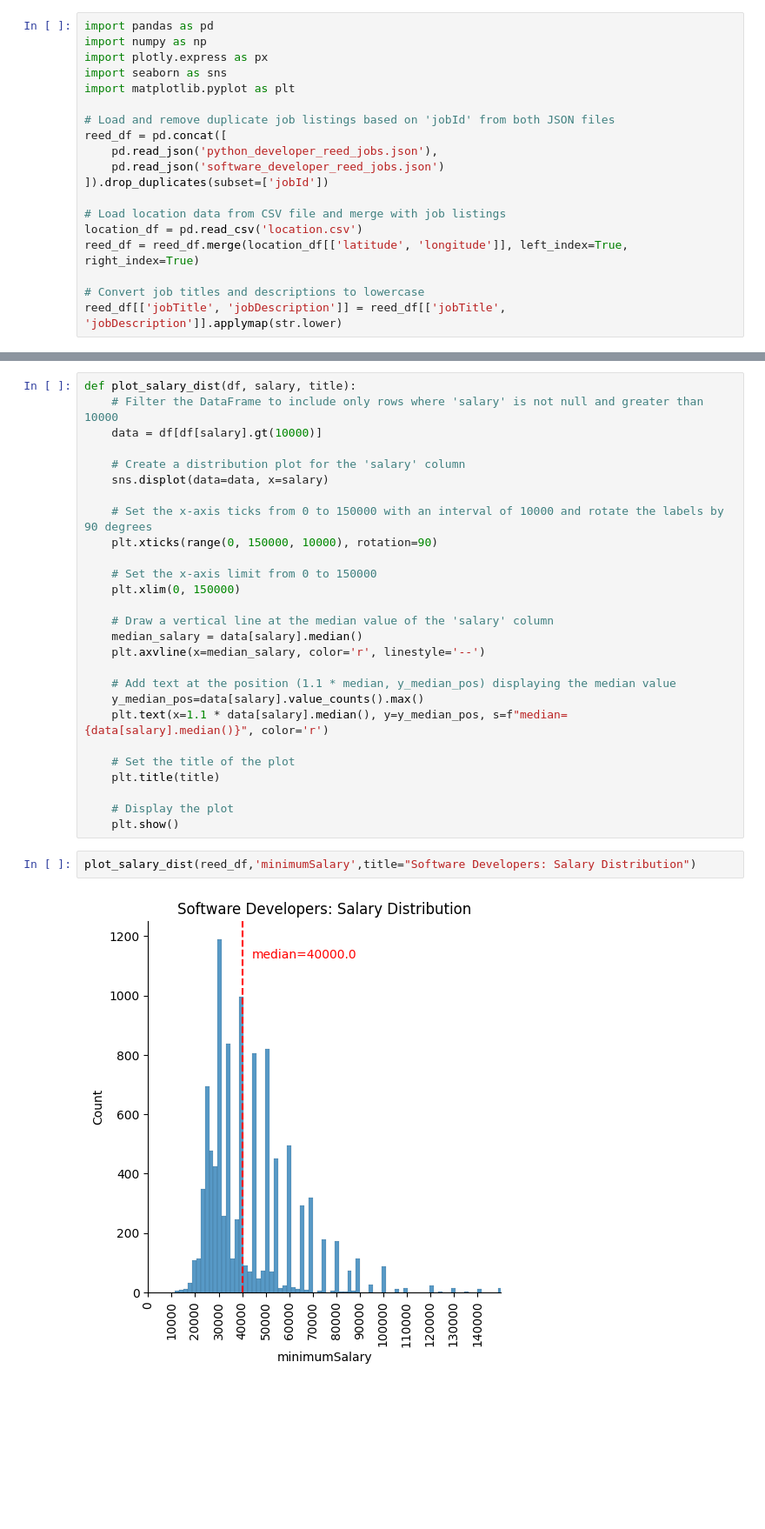
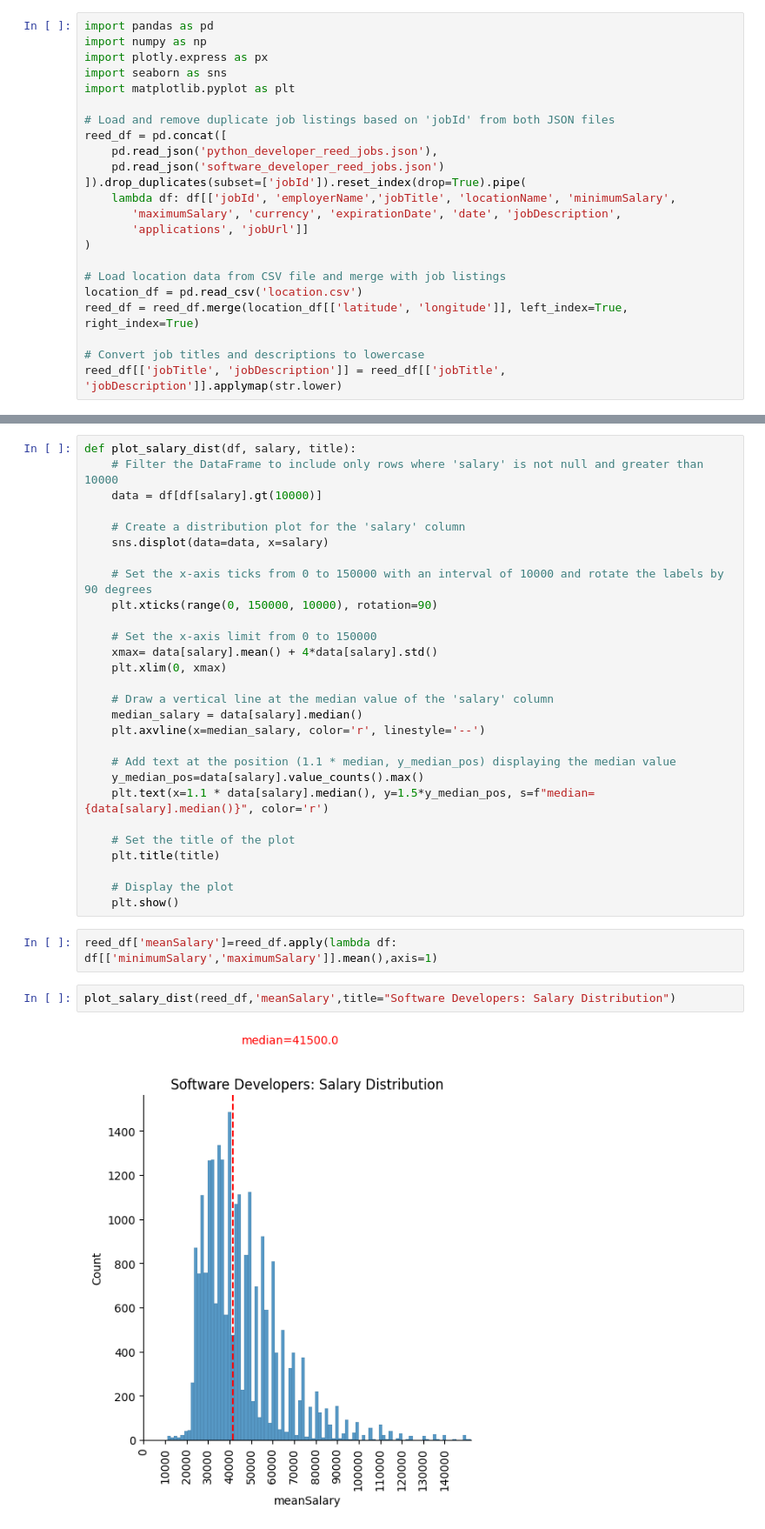
Before and after one commit to ManuelJua/jobs_scraper, a Jupyter notebook: reed_analysis.ipynb, the cells around one changed output, grey strips where cells are left out. Shown: that part at 87% size. Saved outputs shown, nothing was run; the diff lists cells and outputs as text; blank space fills up the shorter version.

Commit message:
create interactive histogram with meanSalary

```diff
--- a/reed_analysis.ipynb
+++ b/reed_analysis.ipynb
@@ -9,7 +9,11 @@ import matplotlib.pyplot as plt
 reed_df = pd.concat([
     pd.read_json('python_developer_reed_jobs.json'),
     pd.read_json('software_developer_reed_jobs.json')
-]).drop_duplicates(subset=['jobId'])
+]).drop_duplicates(subset=['jobId']).reset_index(drop=True).pipe(
+    lambda df: df[['jobId', 'employerName','jobTitle', 'locationName', 'minimumSalary',
+       'maximumSalary', 'currency', 'expirationDate', 'date', 'jobDescription',
+       'applications', 'jobUrl']]
+)
 
 # Load location data from CSV file and merge with job listings
 location_df = pd.read_csv('location.csv')
@@ -221,7 +228,8 @@ def plot_salary_dist(df, salary, title):
     plt.xticks(range(0, 150000, 10000), rotation=90)
 
     # Set the x-axis limit from 0 to 150000
-    plt.xlim(0, 150000)
+    xmax= data[salary].mean() + 4*data[salary].std()
+    plt.xlim(0, xmax)
 
     # Draw a vertical line at the median value of the 'salary' column
     median_salary = data[salary].median()
@@ -229,17 +237,19 @@ def plot_salary_dist(df, salary, title):
 
     # Add text at the position (1.1 * median, y_median_pos) displaying the median value
     y_median_pos=data[salary].value_counts().max()
-    plt.text(x=1.1 * data[salary].median(), y=y_median_pos, s=f"median={data[salary].median()}", color='r')
+    plt.text(x=1.1 * data[salary].median(), y=1.5*y_median_pos, s=f"median={data[salary].median()}", color='r')
 
     # Set the title of the plot
     plt.title(title)
 
     # Display the plot
     plt.show()
+# %%
+reed_df['meanSalary']=reed_df.apply(lambda df: df[['minimumSalary','maximumSalary']].mean(),axis=1)
 # %%
-plot_salary_dist(reed_df,'minimumSalary',title="Software Developers: Salary Distribution")
+plot_salary_dist(reed_df,'meanSalary',title="Software Developers: Salary Distribution")
 # %% [output]
-[figure, old version]
+[figure, new version]
 # %%
 plot_salary_dist(
     reed_df[reed_df['jobTitle'].str.lower().str.contains(pat=r"junior|entry|graduate|apprentice",regex=True)]
```
Also changed, not shown: parts of 10 cells of this notebook.
